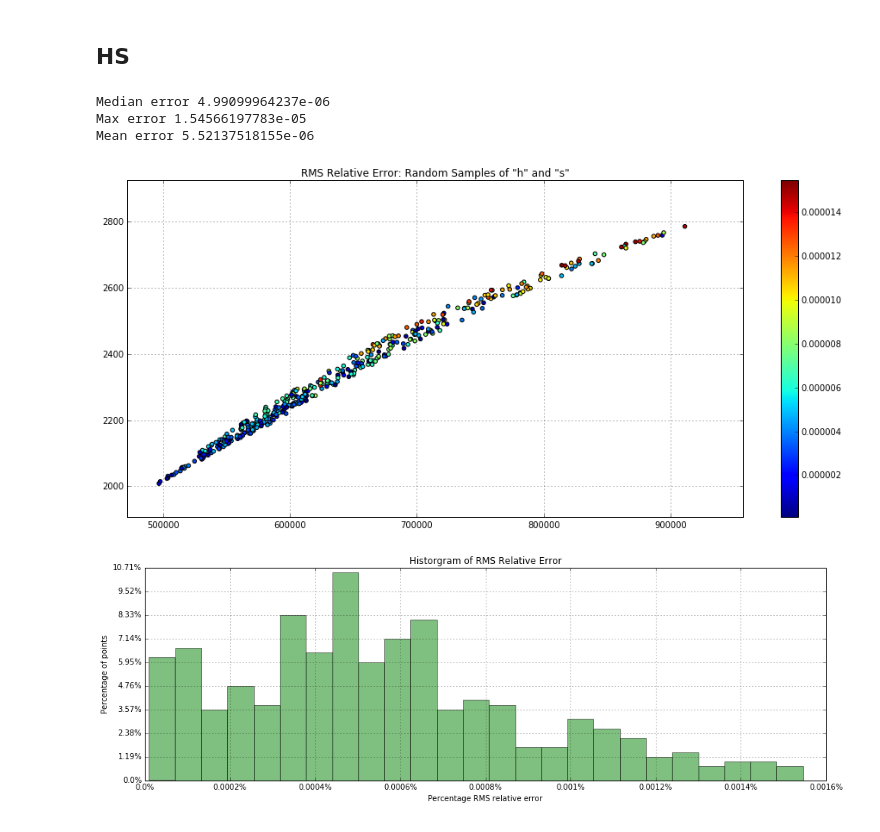
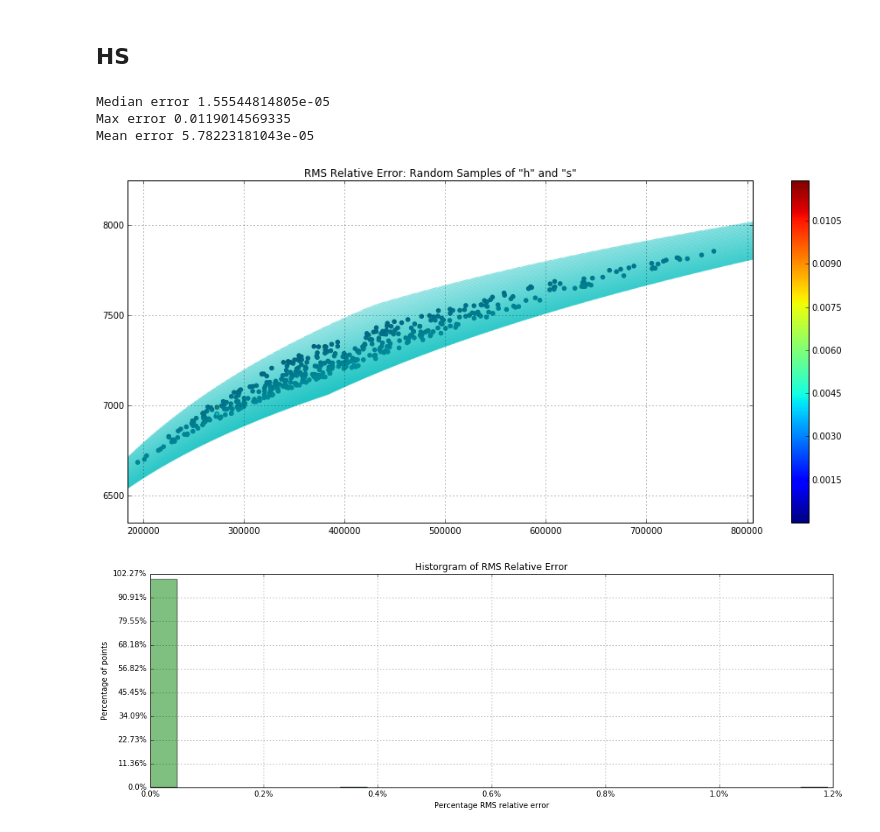
Before and after one commit to MatejKosec/LUTStandAlone, a Jupyter notebook: Verification.ipynb, the cells around one changed output. Saved outputs shown, nothing was run; the diff lists cells and outputs as text; code cells hidden in the pictures.

```diff
--- a/Verification.ipynb
+++ b/Verification.ipynb
@@ -18,7 +18,8 @@ import sys
 # %% [markdown]
 0=rho, 1=P, 2=SoundSpeed, 3=Cp, 4=Entropy, 5=Mu, 6=Kt, 7=dpdrho_e, 8=dpde_rho, 9=dTdrho_e, 10=dTde_rho, 11=T, 12=StaticEnergy
 # %%
-randoms = sp.genfromtxt('random.dat', skip_header=1)
+#randoms = sp.genfromtxt('MDM/MDM_random.dat', skip_header=1)
+randoms = sp.genfromtxt('AIR/air_random.dat', skip_header=1)
 rho          = randoms[:,0];
 P            = randoms[:,1];
 SoundSpeed   = randoms[:,2]**2;
@@ -311,16 +312,16 @@ Mean error 1.29457826116e-06
 # %%
 %matplotlib inline
 
 plt.figure(figsize=(16,7))
 plt.title('RMS Relative Error: Random Samples of "h" and "s"')
 load_interp('hs_out.dat')
 REL_ERR = plot_RMS(interp_Enthalpy,interp_Entropy)
-#plot_mesh(mesh_Enthalpy, mesh_Entropy);
+plot_mesh(mesh_Enthalpy, mesh_Entropy);
 plot_hist_RMS(REL_ERR);
 plot_hist_Individual("Entropy","Enthalpy");
 # %% [output]
-Median error 4.99099964237e-06
-Max error 1.54566197783e-05
-Mean error 5.52137518155e-06
+Median error 1.55544814805e-05
+Max error 0.0119014569335
+Mean error 5.78223181043e-05
-[figure, old version]
+[figure, new version]
-[figure, old version]
+[figure, new version]
```
Also changed, not shown: parts of 7 cells of this notebook, 4 other files.
